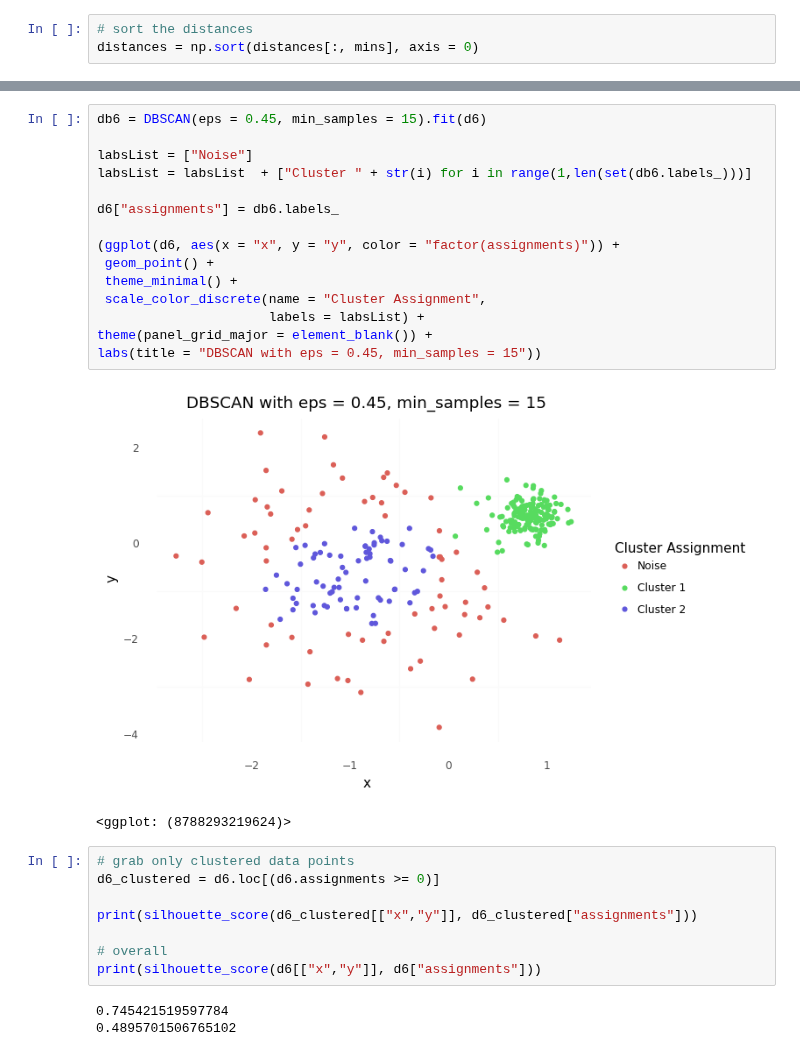
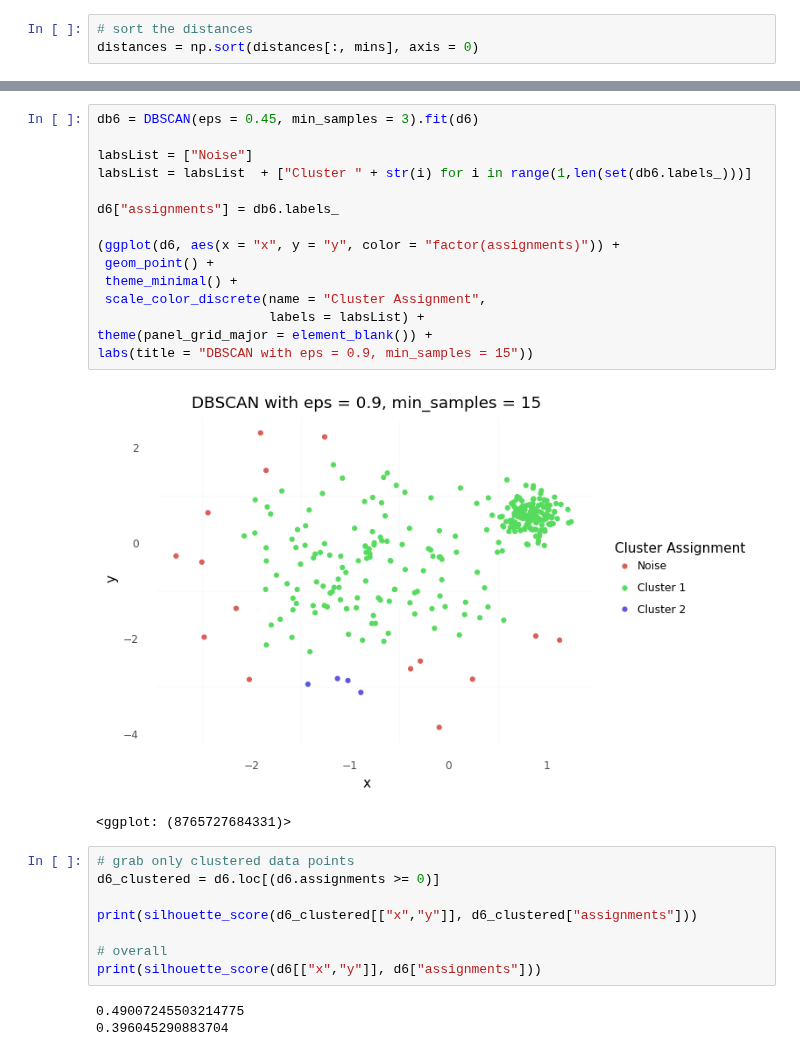
Before and after one commit to chelseaparlett/CPSC392ParlettPelleriti, a Jupyter notebook: InClass/LectureNotebooks/DBSCAN--Class 18.ipynb, the cells around one changed output, grey strips where cells are left out. Drawn from its saved outputs; the diff is of its cells as text.

```diff
--- a/InClass/LectureNotebooks/DBSCAN--Class 18.ipynb
+++ b/InClass/LectureNotebooks/DBSCAN--Class 18.ipynb
@@ -341,21 +341,21 @@ plt
 # %%
-db6 = DBSCAN(eps = 0.45, min_samples = 15).fit(d6)
+db6 = DBSCAN(eps = 0.45, min_samples = 3).fit(d6)
 
 labsList = ["Noise"]
 labsList = labsList  + ["Cluster " + str(i) for i in range(1,len(set(db6.labels_)))]
 
 d6["assignments"] = db6.labels_
 
 (ggplot(d6, aes(x = "x", y = "y", color = "factor(assignments)")) +
  geom_point() +
  theme_minimal() +
  scale_color_discrete(name = "Cluster Assignment",
                       labels = labsList) +
 theme(panel_grid_major = element_blank()) +
-labs(title = "DBSCAN with eps = 0.45, min_samples = 15"))
+labs(title = "DBSCAN with eps = 0.9, min_samples = 15"))
 # %% [output]
-[figure, old version]
+[figure, new version]
-<ggplot: (8788293219624)>
+<ggplot: (8765727684331)>
 # %%
 # grab only clustered data points
 d6_clustered = d6.loc[(d6.assignments >= 0)]
@@ -365,5 +365,5 @@ print(silhouette_score(d6_clustered[["x","y"]], d6_clustered["assignments"]))
 # overall
 print(silhouette_score(d6[["x","y"]], d6["assignments"]))
 # %% [output]
-0.745421519597784
-0.4895701506765102
+0.49007245503214775
+0.396045290883704
```
Also changed, not shown: parts of 14 cells of this notebook.
